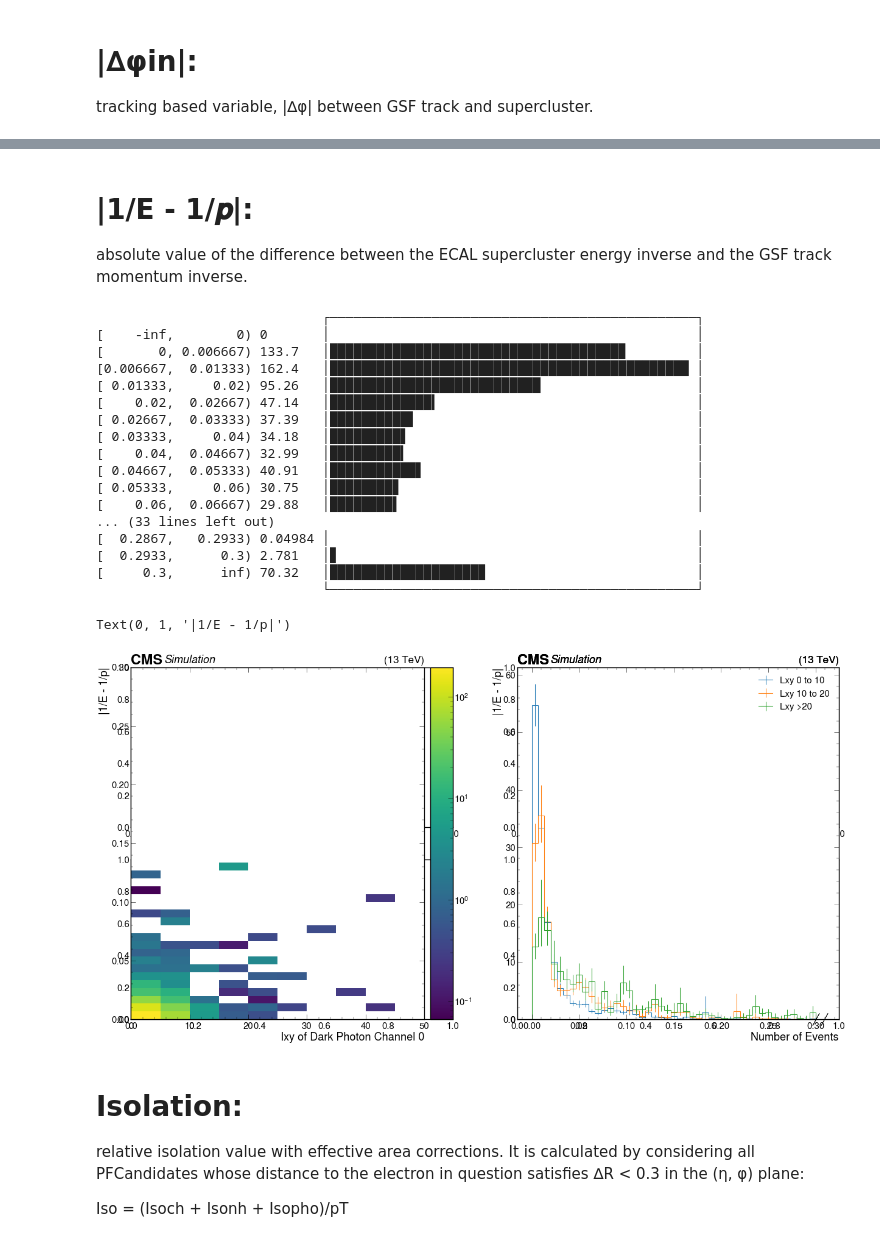
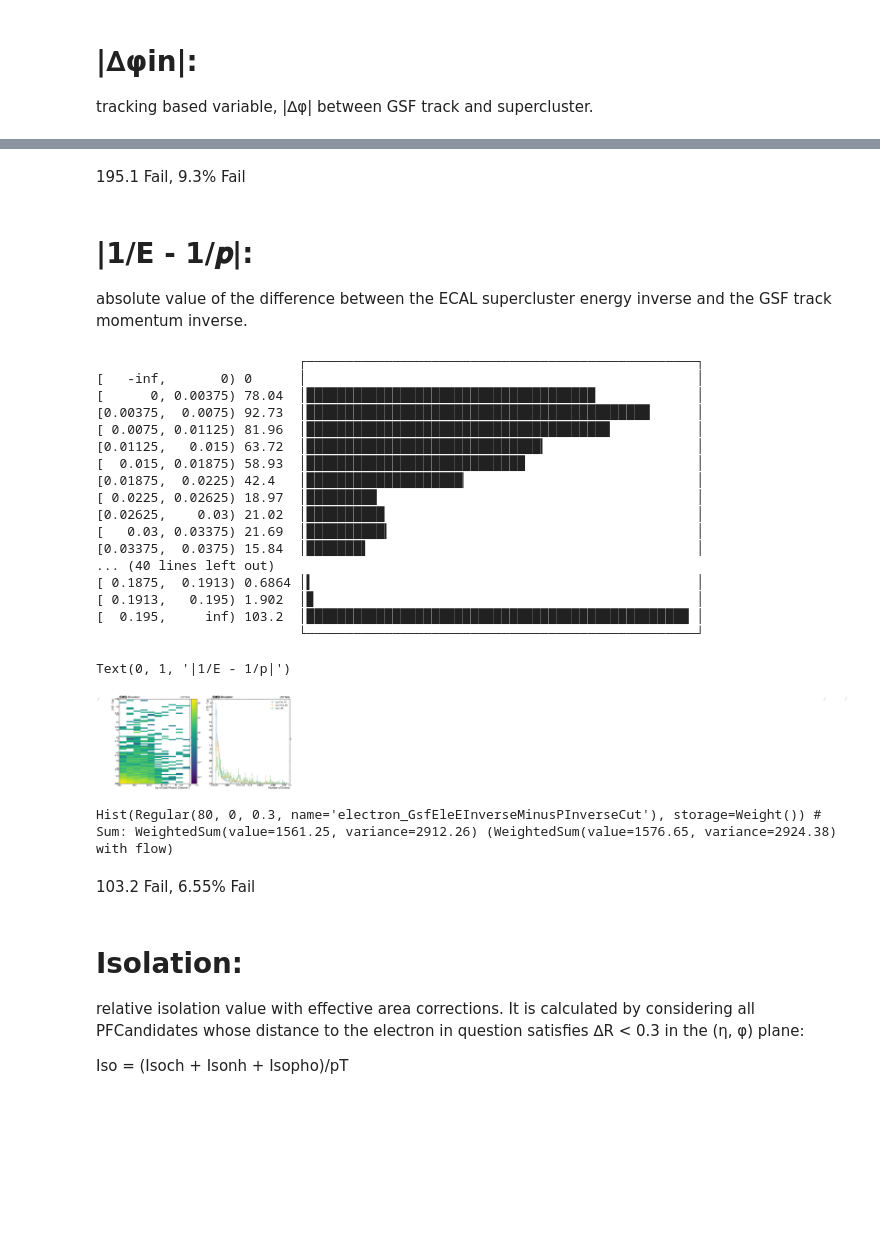
Before and after one commit to m251890/SIDM, a Jupyter notebook: sidm/studies/GSF_electrons_profiles.ipynb, the cells around one changed output, grey strips where cells are left out. Drawn from its saved outputs; the diff is of its cells as text; code cells hidden in the pictures; blank space fills up the shorter version.

```diff
--- a/sidm/studies/GSF_electrons_profiles.ipynb
+++ b/sidm/studies/GSF_electrons_profiles.ipynb
@@ -64,20 +65,20 @@ tracking based variable, |∆η| between GSF track and supercluster seed.
 plt.subplots(2, 2, figsize=(30,15))
 plt.subplot(1, 2, 1)
 for sample in samples:
-    utilities.plot(hists["electron_GsfEleDEtaInSeedCut2d"][channels[0], :, :], label = sample, norm=mpl.colors.LogNorm())
+    utilities.plot(hists["electron_GsfEleDEtaInSeedCut2d"][channels[1], :, :], label = sample, norm=mpl.colors.LogNorm())
 plt.xlabel("lxy of Dark Photon Channel 0")
 plt.ylabel("Δηseed")
 plt.xlim(0,50)
 plt.subplot(1, 2, 2)
 for sample in samples:
          hists = out[sample]["hists"]
-utilities.plot(hists["electron_GsfEleDEtaInSeedCut2d"][channels[1],slice(0, 3, sum),:], label = "Lxy 0 to 10",density=True)
-utilities.plot(hists["electron_GsfEleDEtaInSeedCut2d"][channels[1],slice(3,5, sum),:], label = "Lxy 10 to 20",density=True)
-utilities.plot(hists["electron_GsfEleDEtaInSeedCut2d"][channels[1],slice(5,101, sum),:], label = "Lxy >20" ,density=True)
+utilities.plot(hists["electron_GsfEleDEtaInSeedCut2d"][channels[1],slice(0, 3, sum),:], label = "Lxy 0 to 10",density=True,flow='none')
+utilities.plot(hists["electron_GsfEleDEtaInSeedCut2d"][channels[1],slice(3,5, sum),:], label = "Lxy 10 to 20",density=True,flow='none')
+utilities.plot(hists["electron_GsfEleDEtaInSeedCut2d"][channels[1],slice(5,101, sum),:], label = "Lxy >20" ,density=True,flow='none')
 plt.legend()
-print(hists["electron_GsfEleDEtaInSeedCut2d"][channels[1],slice(3, 101, sum),:])
-plt.xlabel("Number of Events")
-plt.ylabel("Δηseed")
+print(hists["electron_GsfEleDEtaInSeedCut2d"][channels[1],slice(0, 3, sum),:34])
+plt.ylabel("Number of Events")
+plt.xlabel("Δηseed")
 # %% [output]
                              ┌───────────────────────────────────────────────┐
 [     -inf,         0) 0     │                                               │
@@ -145,3 +156,5 @@ Text(0, 1, '∆φin')
+# %% [markdown]
+195.1 Fail, 9.3% Fail
 # %% [markdown]
 # |1/E - 1/𝒑|:
 
@@ -149,43 +162,49 @@ absolute value of the difference between the ECAL supercluster energy inverse an
 # %%
 for sample in samples:
     hists = out[sample]["hists"]
 plt.subplots(2, 2, figsize=(30,15))
 plt.subplot(1, 2, 1)
 for sample in samples:
-    utilities.plot(hists["electron_GsfEleEInverseMinusPInverseCut2d"][channels[0], :, :], label = sample, norm=mpl.colors.LogNorm())
-plt.xlabel("lxy of Dark Photon Channel 0")
+    utilities.plot(hists["electron_GsfEleEInverseMinusPInverseCut2d"][channels[1], :, :], label = sample, norm=mpl.colors.LogNorm())
+plt.xlabel("lxy of Dark Photon Channel 1")
 plt.ylabel("|1/E - 1/p|")
 plt.xlim(0,50)
 plt.subplot(1, 2, 2)
 for sample in samples:
          hists = out[sample]["hists"]
 utilities.plot(hists["electron_GsfEleEInverseMinusPInverseCut2d"][channels[1],slice(0, 3, sum),:], label = "Lxy 0 to 10",density=True)
 utilities.plot(hists["electron_GsfEleEInverseMinusPInverseCut2d"][channels[1],slice(3,5, sum),:], label = "Lxy 10 to 20",density=True)
 utilities.plot(hists["electron_GsfEleEInverseMinusPInverseCut2d"][channels[1],slice(5,101, sum),:], label = "Lxy >20" ,density=True)
 plt.legend()
-print(hists["electron_GsfEleEInverseMinusPInverseCut2d"][channels[1],slice(3, 101, sum),:])
+print(hists["electron_GsfEleEInverseMinusPInverseCut2d"][channels[1],slice(3, 101, sum),: 52])
 plt.xlabel("Number of Events")
 plt.ylabel("|1/E - 1/p|")
 # %% [output]
-                             ┌───────────────────────────────────────────────┐
-[    -inf,        0) 0       │                                               │
-[       0, 0.006667) 133.7   │█████████████████████████████████████▉         │
-[0.006667,  0.01333) 162.4   │██████████████████████████████████████████████ │
-[ 0.01333,     0.02) 95.26   │███████████████████████████                    │
-[    0.02,  0.02667) 47.14   │█████████████▍                                 │
-[ 0.02667,  0.03333) 37.39   │██████████▋                                    │
-[ 0.03333,     0.04) 34.18   │█████████▋                                     │
-[    0.04,  0.04667) 32.99   │█████████▍                                     │
-[ 0.04667,  0.05333) 40.91   │███████████▋                                   │
-[ 0.05333,     0.06) 30.75   │████████▊                                      │
-[    0.06,  0.06667) 29.88   │████████▌                                      │
-... (33 lines left out)
-[  0.2867,   0.2933) 0.04984 │                                               │
-[  0.2933,      0.3) 2.781   │▊                                              │
-[     0.3,      inf) 70.32   │███████████████████▉                           │
-                             └───────────────────────────────────────────────┘
+                          ┌──────────────────────────────────────────────────┐
+[   -inf,       0) 0      │                                                  │
+[      0, 0.00375) 78.04  │█████████████████████████████████████             │
+[0.00375,  0.0075) 92.73  │████████████████████████████████████████████      │
+[ 0.0075, 0.01125) 81.96  │██████████████████████████████████████▉           │
+[0.01125,   0.015) 63.72  │██████████████████████████████▎                   │
+[  0.015, 0.01875) 58.93  │████████████████████████████                      │
+[0.01875,  0.0225) 42.4   │████████████████████▏                             │
+[ 0.0225, 0.02625) 18.97  │█████████                                         │
+[0.02625,    0.03) 21.02  │██████████                                        │
+[   0.03, 0.03375) 21.69  │██████████▎                                       │
+[0.03375,  0.0375) 15.84  │███████▌                                          │
+... (40 lines left out)
+[ 0.1875,  0.1913) 0.6864 │▍                                                 │
+[ 0.1913,   0.195) 1.902  │▉                                                 │
+[  0.195,     inf) 103.2  │█████████████████████████████████████████████████ │
+                          └──────────────────────────────────────────────────┘
 Text(0, 1, '|1/E - 1/p|')
-[figure, old version]
+[figure, new version]
+# %%
+(hists["electron_GsfEleEInverseMinusPInverseCut2d"][channels[1],slice(0, 3, sum),:])
+# %% [output]
+Hist(Regular(80, 0, 0.3, name='electron_GsfEleEInverseMinusPInverseCut'), storage=Weight()) # Sum: WeightedSum(value=1561.25, variance=2912.26) (WeightedSum(value=1576.65, variance=2924.38) with flow)
+# %% [markdown]
+103.2 Fail, 6.55% Fail
 # %% [markdown]
 # Isolation:
 relative isolation value with effective area corrections. It is calculated by considering all PFCandidates whose distance to the electron in question satisfies ∆R < 0.3 in the (η, φ) plane:
```
Also changed, not shown: parts of 29 cells of this notebook, 2 other files.
